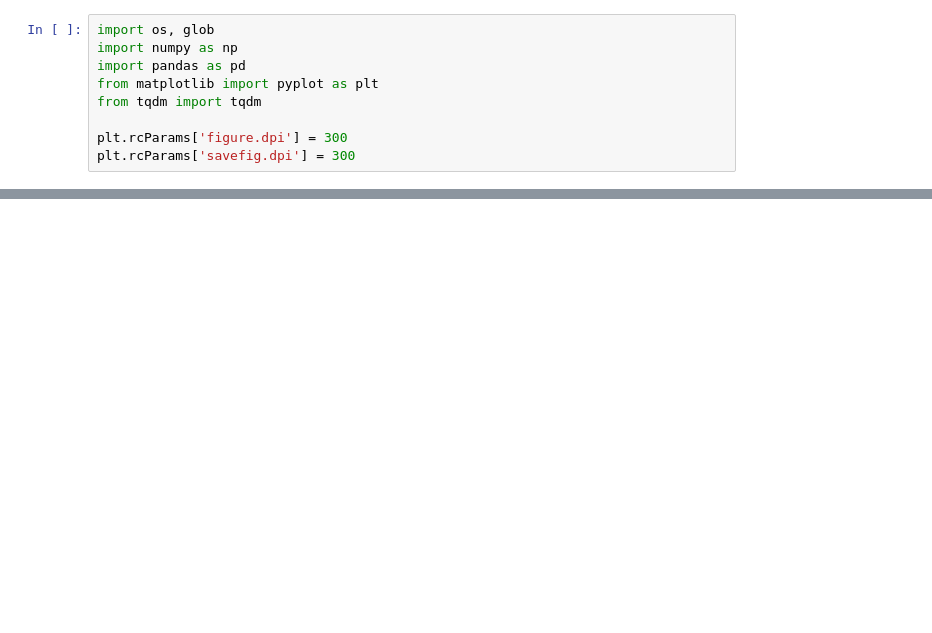
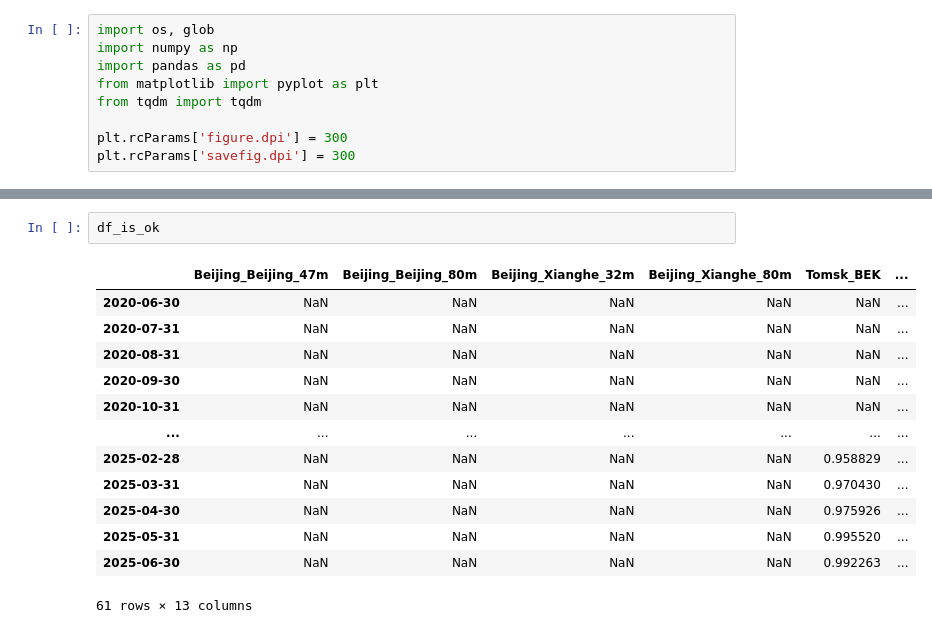
Before and after one commit to mvarentsov/pyUrbanFluxes, a Jupyter notebook: analyze_coverage.ipynb, the cells around one changed output, grey strips where cells are left out. Cells and saved outputs as stored; diff of their text form; blank space fills up the shorter version.

```diff
--- a/analyze_coverage.ipynb
+++ b/analyze_coverage.ipynb
@@ -41,3 +52,19 @@ dict_keys(['Moscow_MSU_11m', 'Moscow_MSU_19m', 'Moscow_MSU_2m', 'Tomsk_BEK', 'To
+# %%
+df_is_ok
+# %% [output]
+|  | Beijing_Beijing_47m | Beijing_Beijing_80m | Beijing_Xianghe_32m | Beijing_Xianghe_80m | Tomsk_BEK | ... |
+| 2020-06-30 | NaN | NaN | NaN | NaN | NaN | ... |
+| 2020-07-31 | NaN | NaN | NaN | NaN | NaN | ... |
+| 2020-08-31 | NaN | NaN | NaN | NaN | NaN | ... |
+| 2020-09-30 | NaN | NaN | NaN | NaN | NaN | ... |
+| 2020-10-31 | NaN | NaN | NaN | NaN | NaN | ... |
+| ... | ... | ... | ... | ... | ... | ... |
+| 2025-02-28 | NaN | NaN | NaN | NaN | 0.958829 | ... |
+| 2025-03-31 | NaN | NaN | NaN | NaN | 0.970430 | ... |
+| 2025-04-30 | NaN | NaN | NaN | NaN | 0.975926 | ... |
+| 2025-05-31 | NaN | NaN | NaN | NaN | 0.995520 | ... |
+| 2025-06-30 | NaN | NaN | NaN | NaN | 0.992263 | ... |
+61 rows × 13 columns
 # %%
 df_is_ok = pd.DataFrame()
 
```
Also changed, not shown: parts of 2 cells of this notebook, 14 other files.
